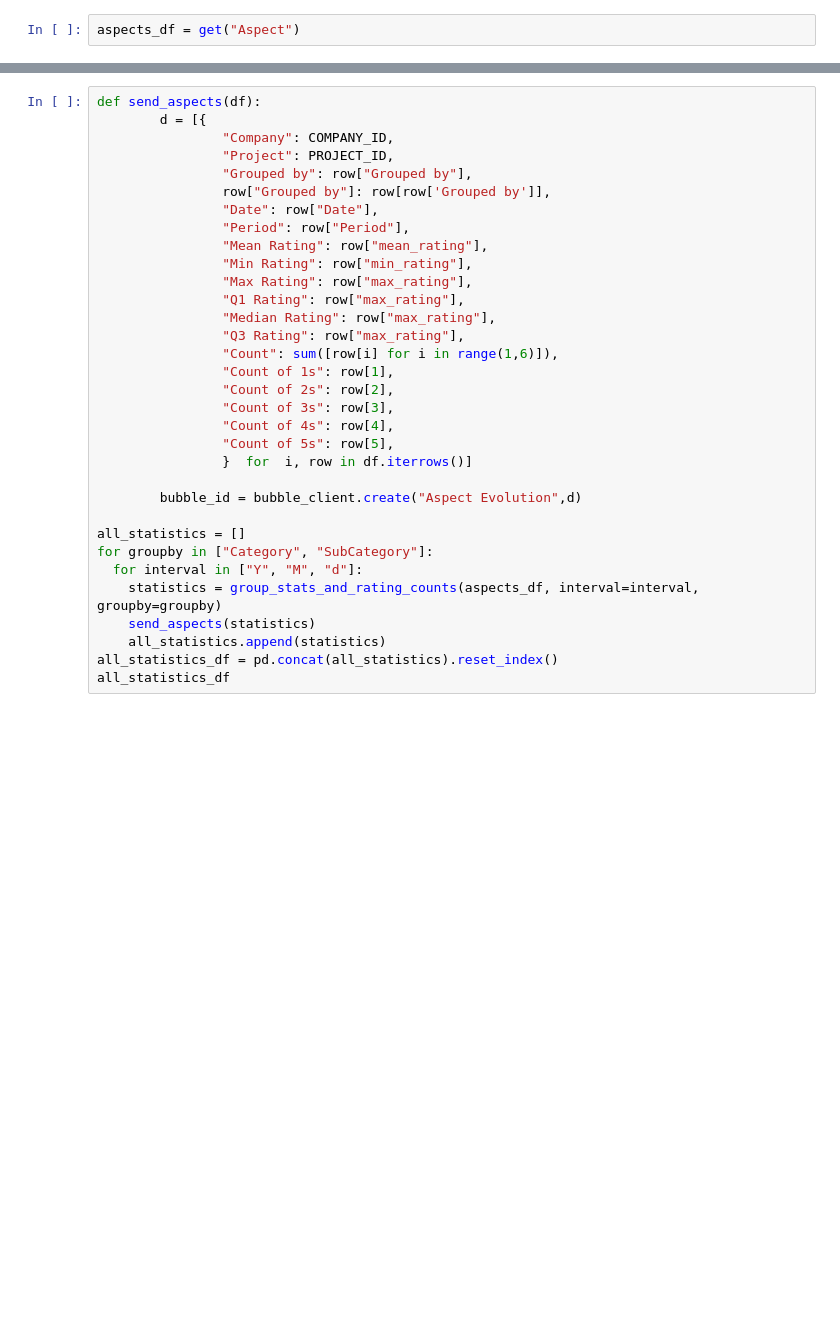
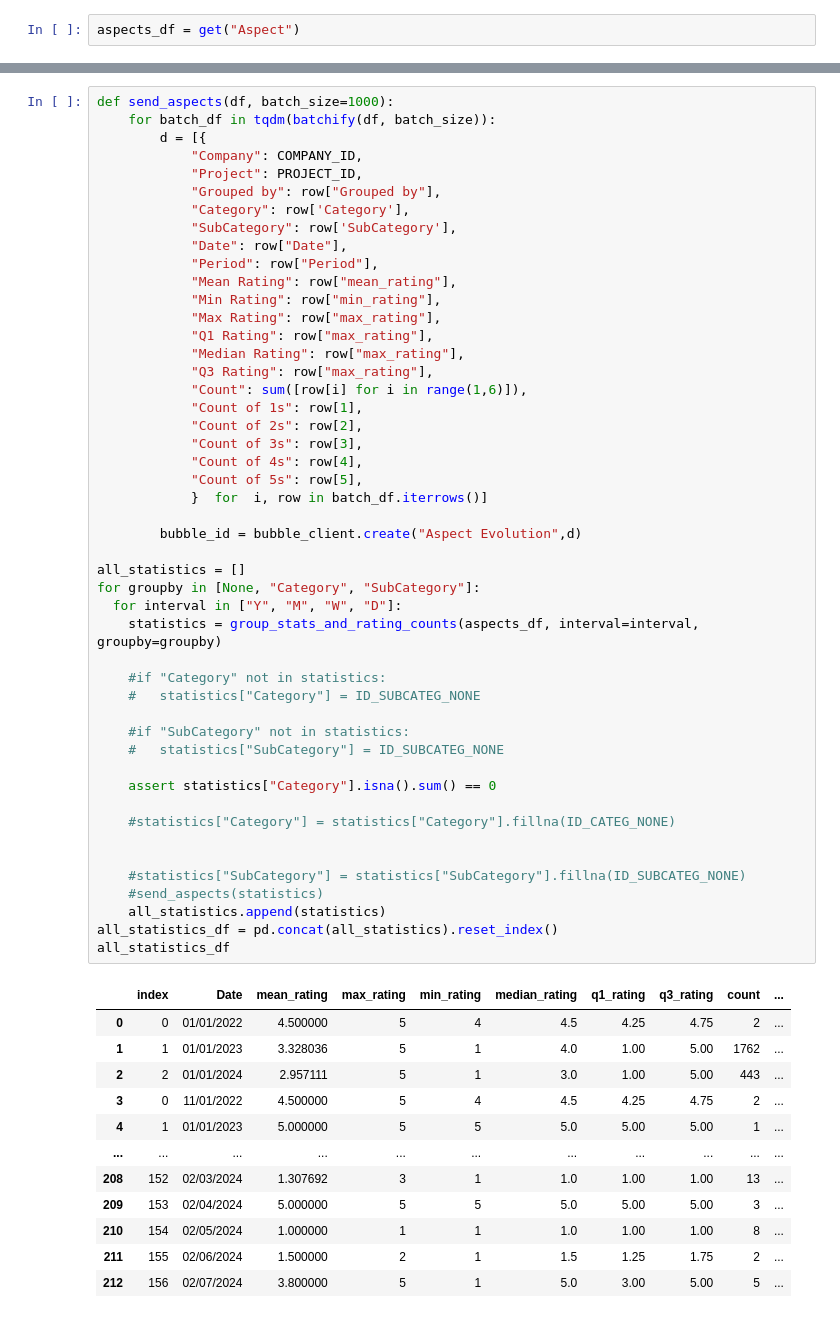
Before and after one commit to ArnaudGardille/Feedback-Analysis, a Jupyter notebook: insights_extraction_fr.ipynb, the cells around one changed output, grey strips where cells are left out. Cells and saved outputs as stored; diff of their text form; blank space fills up the shorter version.

```diff
--- a/insights_extraction_fr.ipynb
+++ b/insights_extraction_fr.ipynb
@@ -354,34 +455,61 @@ statistics_and_counts.head()
 # %%
-def send_aspects(df):
+def send_aspects(df, batch_size=1000):
+    for batch_df in tqdm(batchify(df, batch_size)):
         d = [{
-                "Company": COMPANY_ID,
-                "Project": PROJECT_ID,
-                "Grouped by": row["Grouped by"],
-                row["Grouped by"]: row[row['Grouped by']],
-                "Date": row["Date"],
-                "Period": row["Period"],
-                "Mean Rating": row["mean_rating"],
-                "Min Rating": row["min_rating"],
-                "Max Rating": row["max_rating"],
-                "Q1 Rating": row["max_rating"],
-                "Median Rating": row["max_rating"],
-                "Q3 Rating": row["max_rating"],
-                "Count": sum([row[i] for i in range(1,6)]),
-                "Count of 1s": row[1],
-                "Count of 2s": row[2],
-                "Count of 3s": row[3],
-                "Count of 4s": row[4],
-                "Count of 5s": row[5],
-                }  for  i, row in df.iterrows()]
+            "Company": COMPANY_ID,
+            "Project": PROJECT_ID,
+            "Grouped by": row["Grouped by"],
+            "Category": row['Category'],
+            "SubCategory": row['SubCategory'],
+            "Date": row["Date"],
+            "Period": row["Period"],
+            "Mean Rating": row["mean_rating"],
+            "Min Rating": row["min_rating"],
+            "Max Rating": row["max_rating"],
+            "Q1 Rating": row["max_rating"],
+            "Median Rating": row["max_rating"],
+            "Q3 Rating": row["max_rating"],
+            "Count": sum([row[i] for i in range(1,6)]),
+            "Count of 1s": row[1],
+            "Count of 2s": row[2],
+            "Count of 3s": row[3],
+            "Count of 4s": row[4],
+            "Count of 5s": row[5],
+            }  for  i, row in batch_df.iterrows()]
 
         bubble_id = bubble_client.create("Aspect Evolution",d)
 
 all_statistics = []
-for groupby in ["Category", "SubCategory"]:
-  for interval in ["Y", "M", "d"]:
+for groupby in [None, "Category", "SubCategory"]:
+  for interval in ["Y", "M", "W", "D"]:
     statistics = group_stats_and_rating_counts(aspects_df, interval=interval, groupby=groupby)
-    send_aspects(statistics)
+
+    #if "Category" not in statistics:
+    #   statistics["Category"] = ID_SUBCATEG_NONE
+
+    #if "SubCategory" not in statistics:
+    #   statistics["SubCategory"] = ID_SUBCATEG_NONE
+
+    assert statistics["Category"].isna().sum() == 0
+
+    #statistics["Category"] = statistics["Category"].fillna(ID_CATEG_NONE)
+
+
+    #statistics["SubCategory"] = statistics["SubCategory"].fillna(ID_SUBCATEG_NONE)
+    #send_aspects(statistics)
     all_statistics.append(statistics)
 all_statistics_df = pd.concat(all_statistics).reset_index()
 all_statistics_df
 # %% [output]
+|  | index | Date | mean_rating | max_rating | min_rating | median_rating | q1_rating | q3_rating | count | ... |
+| 0 | 0 | 01/01/2022 | 4.500000 | 5 | 4 | 4.5 | 4.25 | 4.75 | 2 | ... |
+| 1 | 1 | 01/01/2023 | 3.328036 | 5 | 1 | 4.0 | 1.00 | 5.00 | 1762 | ... |
+| 2 | 2 | 01/01/2024 | 2.957111 | 5 | 1 | 3.0 | 1.00 | 5.00 | 443 | ... |
+| 3 | 0 | 11/01/2022 | 4.500000 | 5 | 4 | 4.5 | 4.25 | 4.75 | 2 | ... |
+| 4 | 1 | 01/01/2023 | 5.000000 | 5 | 5 | 5.0 | 5.00 | 5.00 | 1 | ... |
+| ... | ... | ... | ... | ... | ... | ... | ... | ... | ... | ... |
+| 208 | 152 | 02/03/2024 | 1.307692 | 3 | 1 | 1.0 | 1.00 | 1.00 | 13 | ... |
+| 209 | 153 | 02/04/2024 | 5.000000 | 5 | 5 | 5.0 | 5.00 | 5.00 | 3 | ... |
+| 210 | 154 | 02/05/2024 | 1.000000 | 1 | 1 | 1.0 | 1.00 | 1.00 | 8 | ... |
+| 211 | 155 | 02/06/2024 | 1.500000 | 2 | 1 | 1.5 | 1.25 | 1.75 | 2 | ... |
+| 212 | 156 | 02/07/2024 | 3.800000 | 5 | 1 | 5.0 | 3.00 | 5.00 | 5 | ... |
```
Also changed, not shown: parts of 15 cells of this notebook, 3 other files.
